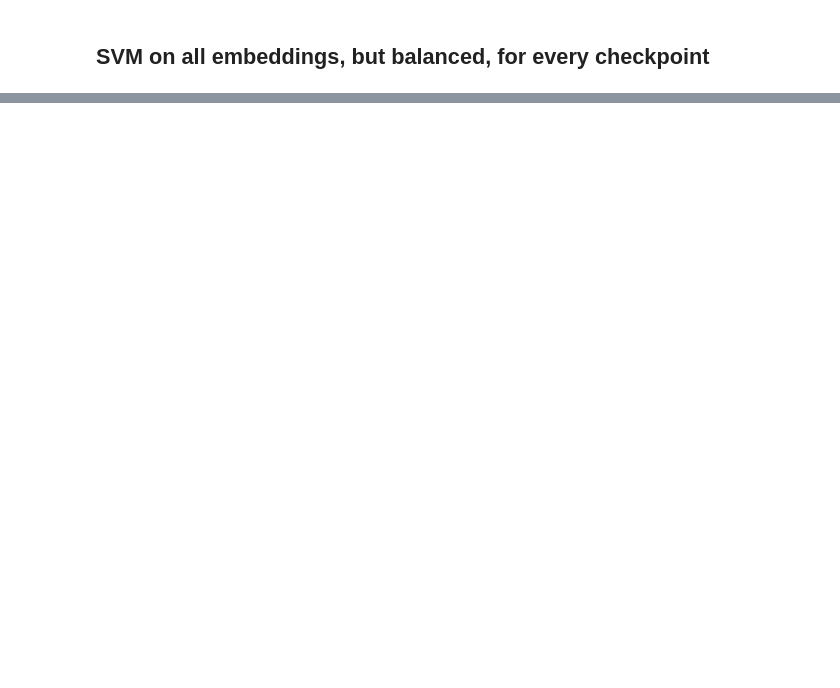
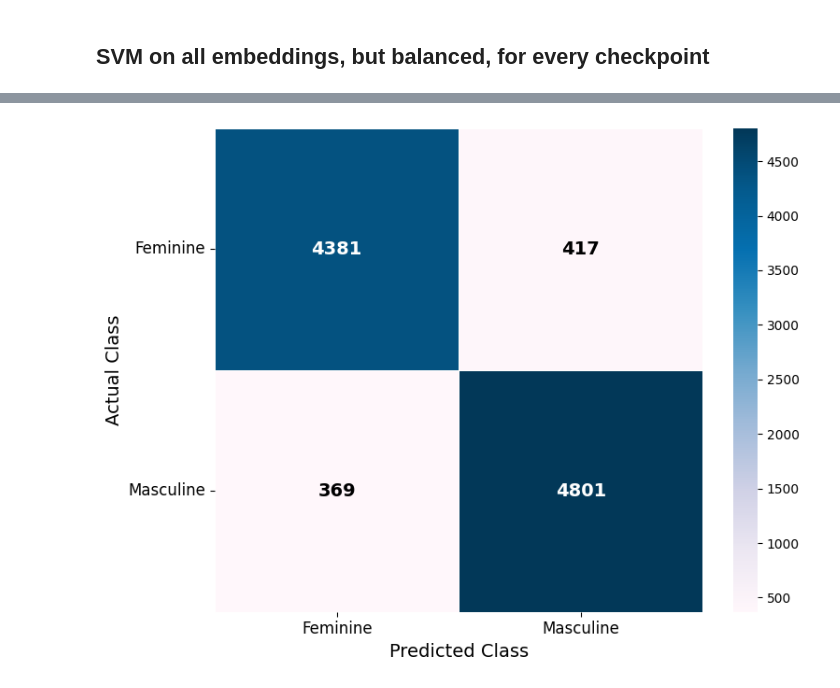
Before and after one commit to KleinJonasUVT/biasintransformers, a Jupyter notebook: code/SVM_BERT_full.ipynb, the cells around one changed output, grey strips where cells are left out. Saved outputs shown, nothing was run; the diff lists cells and outputs as text; code cells hidden in the pictures; blank space fills up the shorter version.

Commit message:
Update SVM_BERT_full.ipynb to enhance model evaluation metrics and improve confusion matrix visualization; adjust flowchart dimensions for better layout.

```diff
--- a/code/SVM_BERT_full.ipynb
+++ b/code/SVM_BERT_full.ipynb
@@ -630,0 +631,60 @@ plt.show()
+# %%
+import json
+
+# Load the JSON file
+with open('results_gender_classification.json', 'r') as f:
+    data = json.load(f)
+
+# Get the last checkpoint entry
+checkpoint_592000 = next(item for item in data if item['checkpoint'] == 592000)
+folds = checkpoint_592000['folds']
+
+import numpy as np
+import matplotlib.pyplot as plt
+import seaborn as sns
+from sklearn.metrics import confusion_matrix, ConfusionMatrixDisplay
+import pandas as pd
+
+def estimate_confusion_matrix(report):
+    labels = ['Feminine', 'Masculine']
+    cm = np.zeros((2, 2))
+    for i, label in enumerate(labels):
+        recall = report[label]['recall']
+        support = int(report[label]['support'])
+        tp = int(round(recall * support))
+        fn = support - tp
+        cm[i, i] = tp
+        cm[i, 1 - i] = fn
+    return cm.astype(int)
+
+# Aggregate confusion matrices from all folds
+total_cm = np.zeros((2, 2), dtype=int)
+for fold in folds:
+    total_cm += estimate_confusion_matrix(fold['classification_report'])
+
+# Create improved heatmap
+labels = ["Feminine", "Masculine"]
+df_cm = pd.DataFrame(total_cm, index=labels, columns=labels)
+
+plt.figure(figsize=(8, 6))
+ax = sns.heatmap(df_cm, annot=False, fmt='d', cmap="PuBu", linewidths=0.5,
+                 linecolor='white')
+
+# Manually annotate with conditional coloring
+for i in range(df_cm.shape[0]):
+    for j in range(df_cm.shape[1]):
+        val = df_cm.iloc[i, j]
+        text_color = 'black' if val < 500 else 'white'
+        ax.text(j + 0.5, i + 0.5, f'{val}', ha='center', va='center',
+                color=text_color, fontsize=14, fontweight='bold')
+
+# Axis labels and title
+ax.set_xlabel("Predicted Class", fontsize=14)
+ax.set_ylabel("Actual Class", fontsize=14)
+#ax.set_title("Confusion Matrix: Gender Classification (All Folds)", fontsize=16, weight='bold')
+plt.xticks(ticks=np.arange(len(df_cm.columns)) + 0.5, labels=df_cm.columns, fontsize=12)
+plt.yticks(ticks=np.arange(len(df_cm.index)) + 0.5, labels=df_cm.index, fontsize=12, rotation=0)
+plt.tight_layout()
+plt.show()
+# %% [output]
+[figure, added]
```
Also changed, not shown: parts of 5 cells of this notebook, 3 other files.
